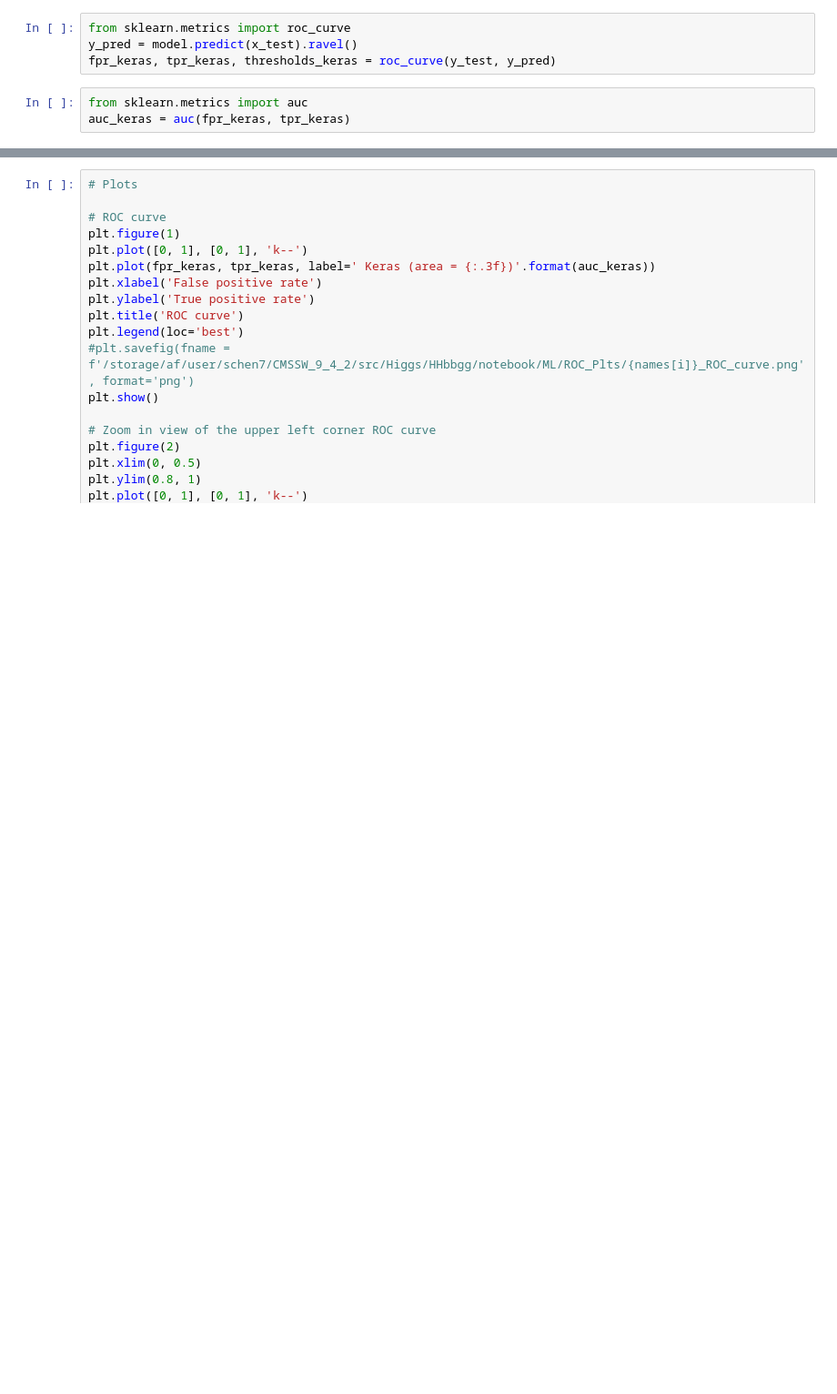
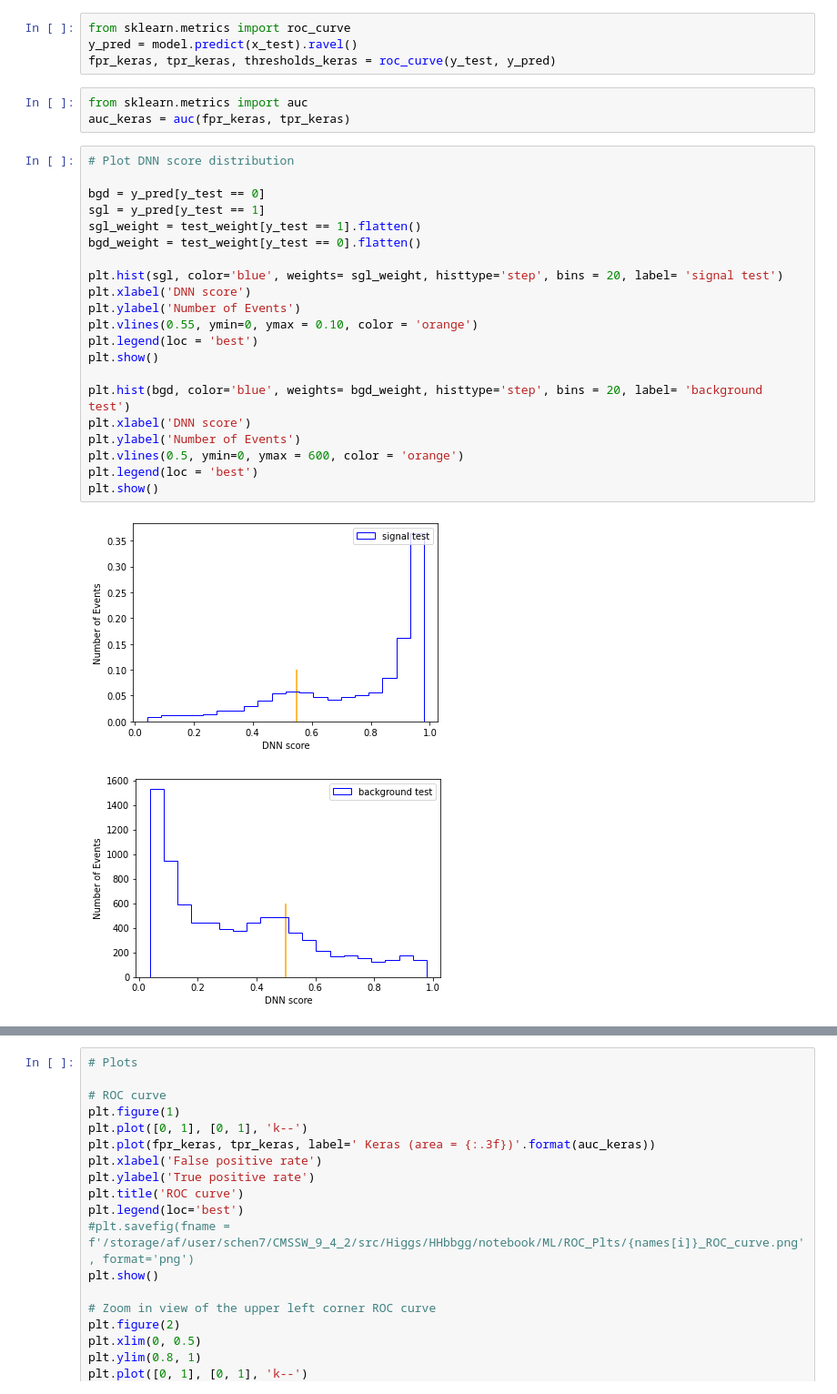
Before and after one commit to s-y-chen/HHbbgg, a Jupyter notebook: notebook/ML/Sequential_DNN_combine.ipynb, the cells around one changed output, grey strips where cells are left out. Shown: that part at 91% size. Cells and saved outputs as stored; diff of their text form; blank space fills up the shorter version.

Commit message:
ML score

```diff
--- a/notebook/ML/Sequential_DNN_combine.ipynb
+++ b/notebook/ML/Sequential_DNN_combine.ipynb
@@ -357,5 +331,29 @@ fpr_keras, tpr_keras, thresholds_keras = roc_curve(y_test, y_pred)
 # %%
 from sklearn.metrics import auc
 auc_keras = auc(fpr_keras, tpr_keras)
+# %%
+# Plot DNN score distribution
+
+bgd = y_pred[y_test == 0]
+sgl = y_pred[y_test == 1]
+sgl_weight = test_weight[y_test == 1].flatten()
+bgd_weight = test_weight[y_test == 0].flatten()
+
+plt.hist(sgl, color='blue', weights= sgl_weight, histtype='step', bins = 20, label= 'signal test')
+plt.xlabel('DNN score')
+plt.ylabel('Number of Events')
+plt.vlines(0.55, ymin=0, ymax = 0.10, color = 'orange')
+plt.legend(loc = 'best')
+plt.show()
+
+plt.hist(bgd, color='blue', weights= bgd_weight, histtype='step', bins = 20, label= 'background test')
+plt.xlabel('DNN score')
+plt.ylabel('Number of Events')
+plt.vlines(0.5, ymin=0, ymax = 600, color = 'orange')
+plt.legend(loc = 'best')
+plt.show()
+# %% [output]
+[figure, added]
+[figure, added]
 # %%
 # Bkg reduction
```
Also changed, not shown: parts of 4 cells of this notebook.
